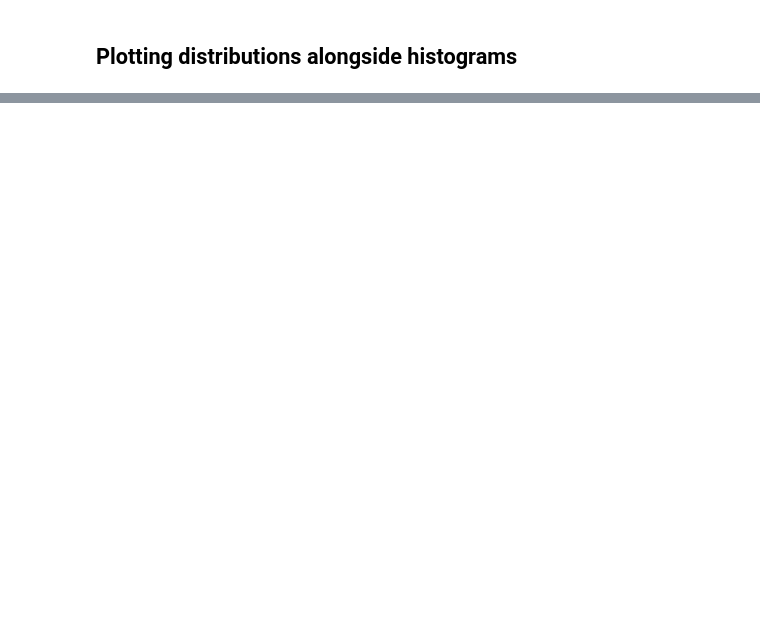
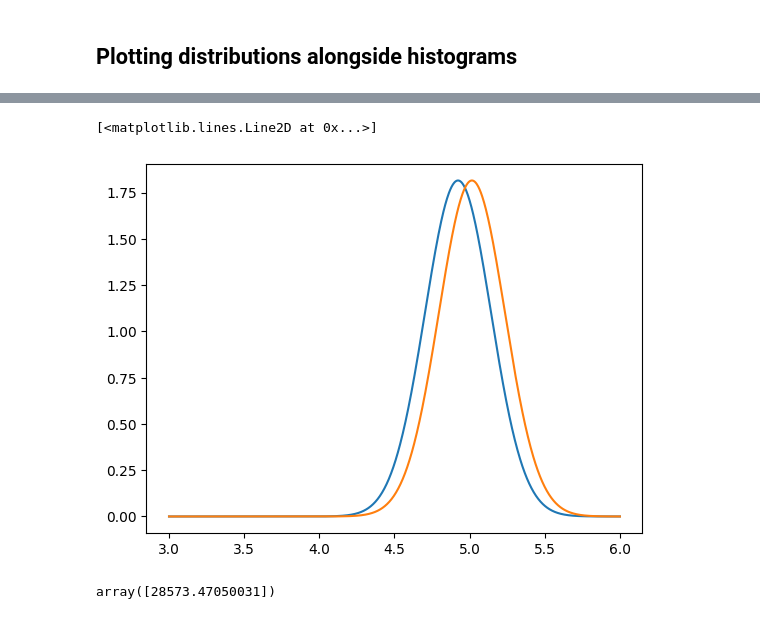
Before and after one commit to FIlipHand/USMigrations, a Jupyter notebook: research/03-valuable-features.ipynb, the cells around one changed output, grey strips where cells are left out. Saved outputs shown, nothing was run; the diff lists cells and outputs as text; code cells hidden in the pictures; blank space fills up the shorter version.

```diff
--- a/research/03-valuable-features.ipynb
+++ b/research/03-valuable-features.ipynb
@@ -266,0 +284,17 @@ Parameters for the best fit: (0.09039990095747141, 19.160516270932042, -0.044926
+# %%
+import numpy as np
+x = np.linspace(3, 6, 1000)
+
+params = st.norm.fit(income_bc)
+mean = boxcox(df['Income'].iloc[0], lmbda=lmbda)
+y1 = st.norm.pdf(x, *params)
+y2 = st.norm.pdf(x, mean, params[1])
+plt.plot(x,y1)
+plt.plot(x,y2)
+# %% [output]
+[<matplotlib.lines.Line2D at 0x...>]
+[figure, added]
+# %%
+inv_boxcox(st.norm.rvs(mean, params[1], 1), lmbda)
+# %% [output]
+array([28573.47050031])
```
Also changed, not shown: parts of 15 cells of this notebook, 2 other files.
